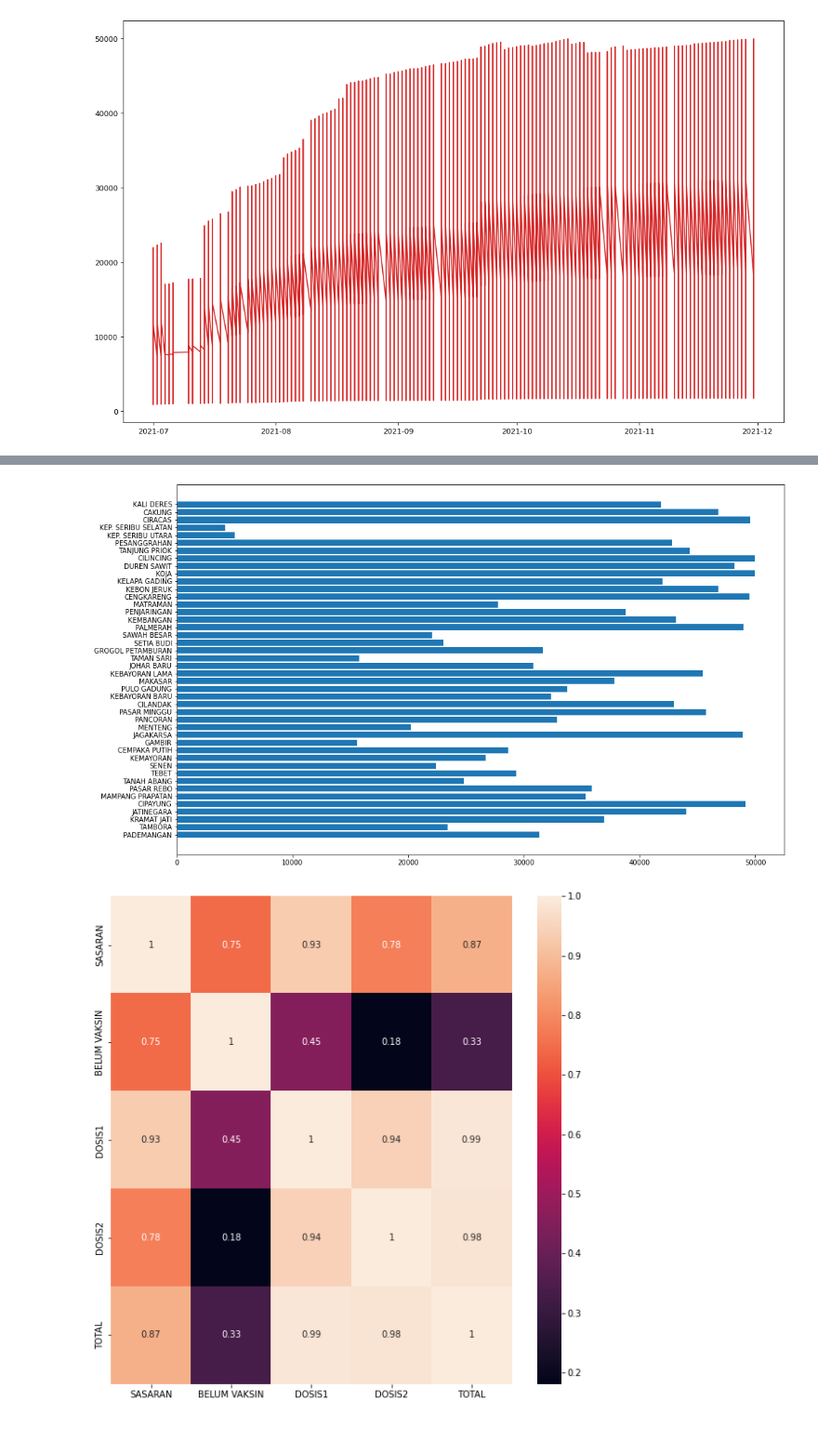
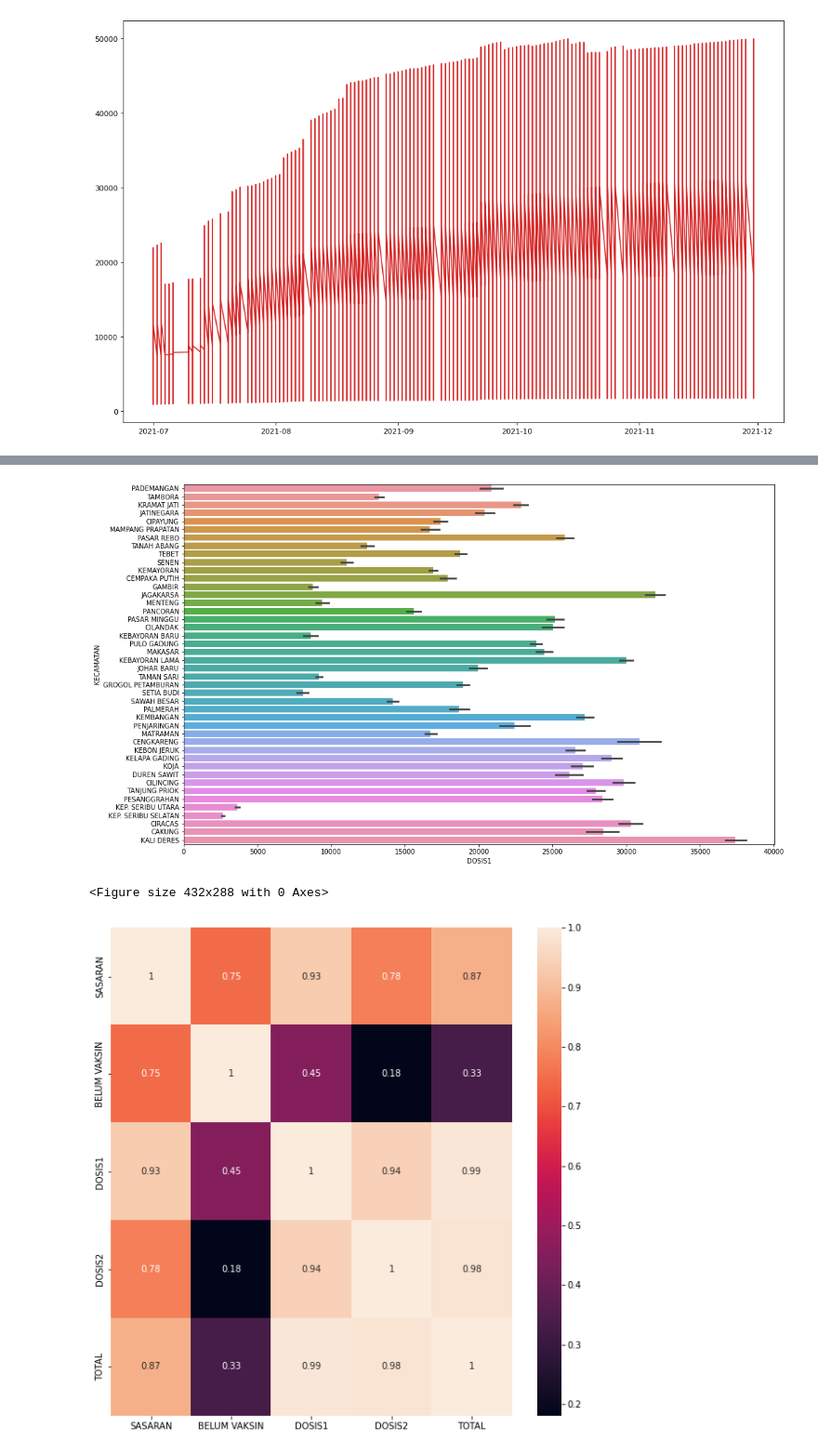
Before and after one commit to FerdyBerlianoP/Internship1, a Jupyter notebook: Untitled.ipynb, the cells around one changed output, grey strips where cells are left out. Shown at 93% size. Drawn from its saved outputs; the diff is of its cells as text; code cells hidden in the pictures.

```diff
--- a/Untitled.ipynb
+++ b/Untitled.ipynb
@@ -1065,9 +1073,12 @@ plt.show()
 # %%
 fig=plt.figure(figsize=(16,10))
-plt.barh(dt['KECAMATAN'],dt['DOSIS1'])
+#plt.barh(dt['KECAMATAN'],dt['DOSIS1'])
+sns.barplot(x='DOSIS1', y="KECAMATAN", data=dt)
 plt.show()
+plt.savefig("vis_kecamatan.png")
 # %% [output]
-[figure, old version]
+[figure, new version]
+<Figure size 432x288 with 0 Axes>
 # %%
 plt.figure(figsize=(10,10))
 sns.heatmap(dt.corr(),annot=True)
```
Also changed, not shown: parts of 6 cells of this notebook.
